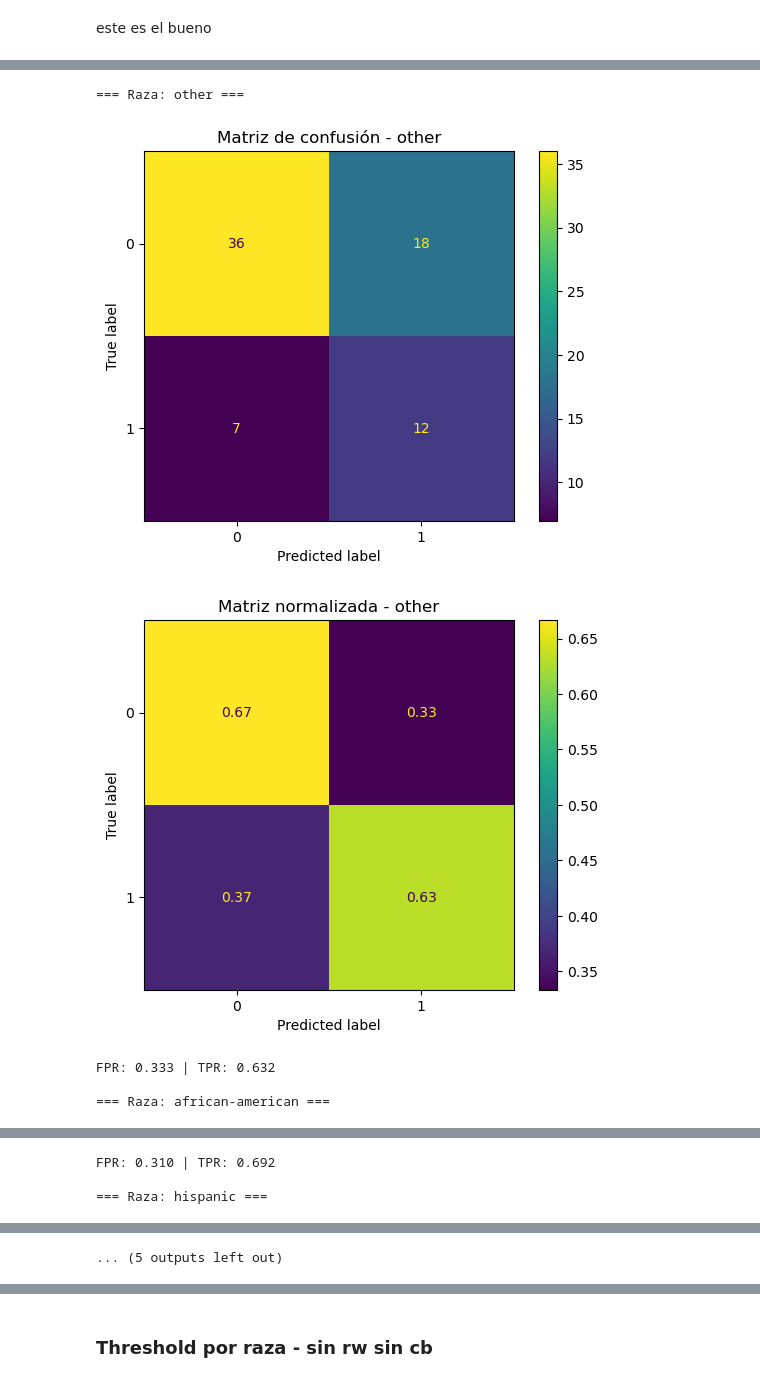
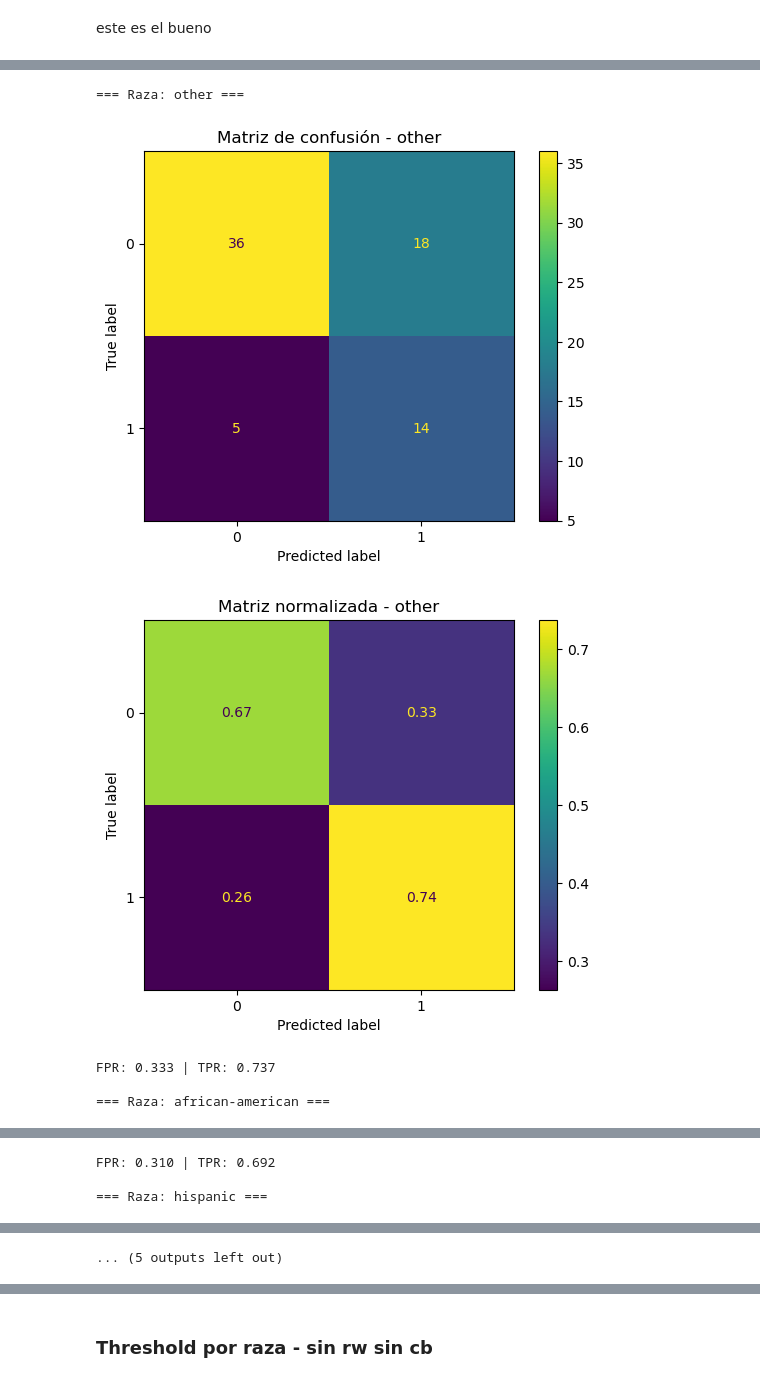
Before and after one commit to aaznarmellado-collab/Bias-Analysis-in-the-U.S.-Judicial-System, a Jupyter notebook: 01_Notebooks/TFM_MODELO.ipynb, the cells around one changed output, grey strips where cells are left out. Drawn from its saved outputs; the diff is of its cells as text; code cells hidden in the pictures.

```diff
--- a/01_Notebooks/TFM_MODELO.ipynb
+++ b/01_Notebooks/TFM_MODELO.ipynb
@@ -1049,9 +1049,10 @@ y_proba = model.predict_proba(X_test)[:, 1]
 # -------------------------
 df_eval = pd.DataFrame({
     'y_true': y_test,
-    'y_score': y_proba,
     'race': race_test
 })
+
+df_eval['y_score'] = y_proba
 
 # -------------------------
 # 8. THRESHOLD POR RAZA
@@ -1388,9 +1360,9 @@ Coeficientes:
 # %% [markdown]
 ### Threshold por raza - sin reweighting
 # %%
-lista_columnas_dropear = ['two_year_recid','person_id', 'decile_score', 'rawscore', 'v_decile_score', 'is_recid', 'is_violent_recid', 'maritalstatus', 'race', 'adult_priors_freq',
-       'adult_priors_freq_3', 'juv_fel_count', 'juv_misd_count', 'juv_other_count', 'sex', 'total_priors_count',
-       'log_juv_priors_count', 'log_adult_priors_count', "adult_priors_count", "weight", 'maritalstatus_other', 'maritalstatus_separated', 'maritalstatus_significant other']
+lista_columnas_dropear = ['two_year_recid', 'decile_score', 'rawscore', 'v_decile_score', 'is_recid', 'is_violent_recid', 'maritalstatus', 'race', 'adult_priors_freq',
+       'adult_priors_freq_3', 'juv_fel_count', 'juv_misd_count', 'juv_other_count', 'total_priors_count',
+       'log_juv_priors_count', 'log_adult_priors_count', "adult_priors_count", "weight", 'maritalstatus_other', 'maritalstatus_separated', 'maritalstatus_significant other', 'age_cat', 'sex']
 # %% [markdown]
 este es el bueno
 # %%
@@ -1414,6 +1386,12 @@ y = df_model_scaled['two_year_recid']
 X_train, X_test, y_train, y_test = train_test_split(
     X, y, test_size=0.2, random_state=69, stratify=y
 )
+
+
+person_id_test = X_test['person_id']
+
+X_train = X_train.drop(columns=['person_id'])
+X_test = X_test.drop(columns=['person_id'])
 
 # -------------------------
 # 2. MODELO
@@ -1430,21 +1408,31 @@ model.fit(X_train, y_train)
 # -------------------------
 # 3. PROBABILIDADES
 # -------------------------
-y_proba = model.predict_proba(X_test)[:, 1]
+y_proba = pd.Series(
+    model.predict_proba(X_test)[:, 1],
+    index=X_test.index
+)
 
 # -------------------------
 # 4. RAZA (para fairness)
 # -------------------------
-race_test = df_sin_outliers.loc[X_test.index, 'race']
+df_aux = df_sin_outliers.set_index('person_id')
+
+race_test = df_aux.loc[person_id_test, 'race']
+sex_test = df_aux.loc[person_id_test, 'sex']
+age_cat_test = df_aux.loc[person_id_test, 'age_cat']
 
 # -------------------------
 # 5. DATAFRAME EVALUACIÓN
 # -------------------------
-df_eval = pd.DataFrame({
-    'y_true': y_test,
-    'y_score': y_proba,
-    'race': race_test
-})
+df_eval = pd.DataFrame(index=X_test.index)
+
+df_eval['person_id'] = person_id_test.values
+df_eval['y_true'] = y_test.values
+df_eval['race'] = race_test.values
+df_eval['sex'] = sex_test.values
+df_eval['age_cat'] = age_cat_test.values
+df_eval['y_score'] = y_proba.values
 
 # -------------------------
 # 6. THRESHOLD POR RAZA
@@ -1453,7 +1441,7 @@ thresholds = {
     'african-american': 0.53,
     'caucasian': 0.45,
     'hispanic': 0.46,
-    'other': 0.46
+    'other': 0.45
 }
 
 def aplicar_threshold(row):
@@ -1467,7 +1455,7 @@ y_pred = df_eval['y_pred'].values
 # 7. COEFICIENTES
 # -------------------------
 coeficientes = pd.DataFrame({
-    'Variable': X.columns,
+    'Variable': X_train.columns,
     'Coeficiente': model.coef_[0]
 })
 
@@ -1556,10 +1544,10 @@ ROC AUC: 0.7314313959836514
 [figure]
 [figure]
 [figure]
 === Raza: other ===
-[figure, old version]
+[figure, new version]
-[figure, old version]
+[figure, new version]
-FPR: 0.333 | TPR: 0.632
+FPR: 0.333 | TPR: 0.737
 
 === Raza: african-american ===
 [figure]
```
Also changed, not shown: parts of 6 cells of this notebook, 8 other files.
